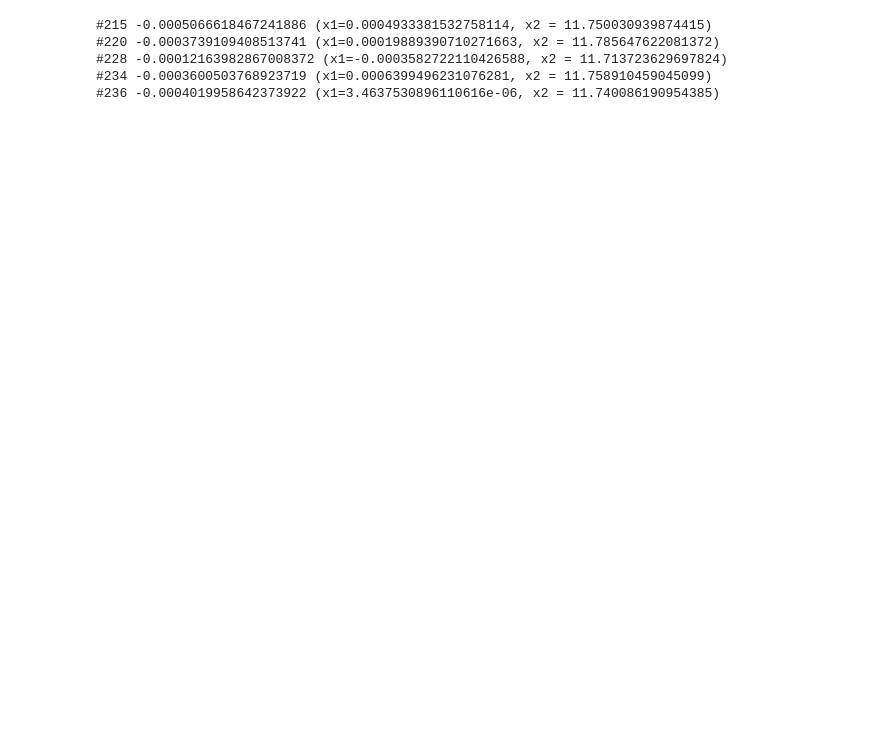
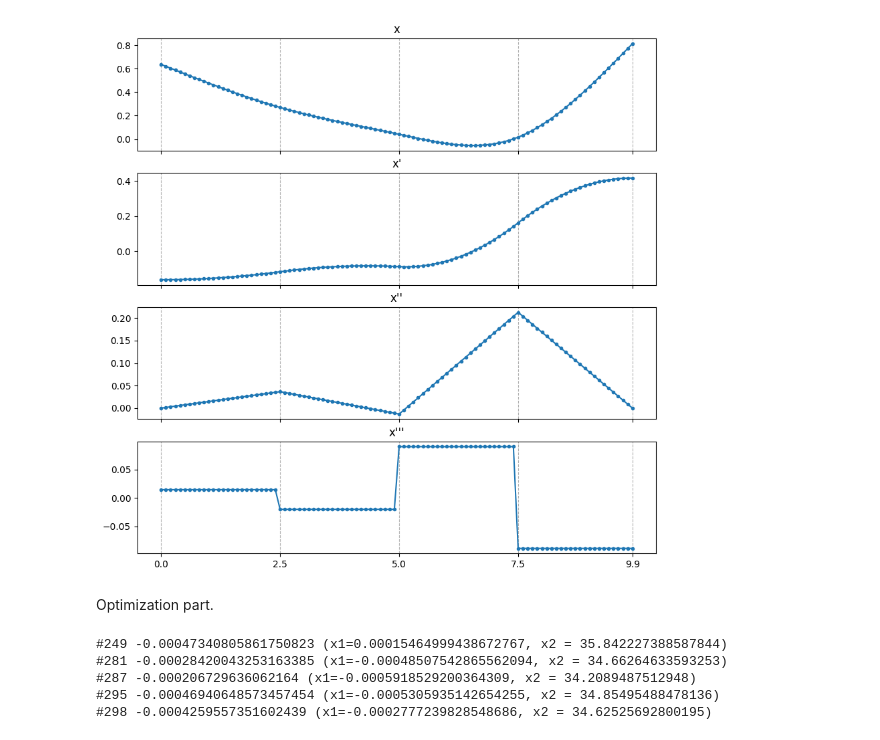
Before and after one commit to midoriao/optimization-for-exemplification, a Jupyter notebook: exemplify.ipynb, the cells around one changed output. Saved outputs shown, nothing was run; the diff lists cells and outputs as text; code cells hidden in the pictures; blank space fills up the shorter version.

```diff
--- a/exemplify.ipynb
+++ b/exemplify.ipynb
@@ -63,3 +84,41 @@ search_dim = len(control_points) * 2
+# %%
+# Signal generation
+
+def generate_diff_signals(
+    symbol: str,
+    control_points,
+    valuation,
+    times,
+    max_deriv_order=0
+):
+    if max_deriv_order < 0:
+        raise ValueError("max_deriv_order=#{max_deriv_order} given."
+                         "Derivative order shoud be a non-negative integer.")
+    elif max_deriv_order > 3:
+        raise ValueError("max_deriv_order=#{max_deriv_order} given."
+                         "Currently only n<=3 order of derivatives are supported.")
+
+    spline = scipy.interpolate.CubicSpline(
+        control_points,
+        valuation,
+        bc_type="natural",  # boundary condition. f''(0) == f''(T) == 0.
+    )
+    def nth_deriv(n):
+        return Signal(spline(times, n), times)
+    return {
+        (symbol + "'" * i): nth_deriv(i)
+        for i in range(max_deriv_order + 1)
+    }
+
+sample_trace = generate_diff_signals("x", control_points, np.random.default_rng(0).random(n_cp), sampling_points, max_deriv_order=3)
+
+plot_trace(sample_trace, sharey=False, show_markers=True, figsize=[10,10])
+
+for ax in plt.gcf().axes:  # Grid on control points
+    ax.set_xticks(control_points)
+    ax.grid(axis="x", linestyle="--")
+# %% [output]
+[figure, added]
 # %%
 # Spec definition
 
@@ -78,9 +150,16 @@ sim = (eq(Predicate("x"), 0) & eq(Predicate("y"), 45) &
+# %% [markdown]
+Optimization part.
 # %%
-import numpy as np
 from cmaes import CMA
 import time
 
-optimizer = CMA(mean=np.zeros(search_dim), sigma=1.3)
+search_dim = len(control_points) * 2  # Two signals are generated
+
+optimizer = CMA(
+    mean=np.zeros(search_dim),  # Initial mean
+    sigma=1.3,  # Initial standard deviation. sigma=1.3 is OK for most purposes.
+    bounds=None,  # Lower and upper boundaries can be specified
+    )
 
 history = []
 falsified_traces = []
@@ -88,13 +167,14 @@ generation = 0
 
 t1 = time.time()
 
-while len(falsified_traces) < 5:
+# Exemplification is minimization of "[[signal, ~sim]]"
+while optimizer.should_stop() or len(falsified_traces) < 5:  # Continue our search until 5 feasibles are found
     solutions = []
-    for _ in range(optimizer.population_size):
+    for _ in range(optimizer.population_size):  # Batch-evaluation
         x = optimizer.ask()
-        trace = generate_trace(control_points, x, time_series)
+        trace = generate_trace(control_points, x, sampling_points)
         value = compute_robustness(~sim, trace).at(0)
-        history.append(trace)
+        history.append((x, trace, value))
         if value < 0:
             falsified_traces.append(trace)
             print(f"#{generation} {value} (x1={x[0]}, x2 = {x[1]})")
@@ -105,11 +185,11 @@ while len(falsified_traces) < 5:
 
 elapsed = time.time() - t1
 # %% [output]
-#215 -0.0005066618467241886 (x1=0.0004933381532758114, x2 = 11.750030939874415)
-#220 -0.0003739109408513741 (x1=0.00019889390710271663, x2 = 11.785647622081372)
-#228 -0.00012163982867008372 (x1=-0.0003582722110426588, x2 = 11.713723629697824)
-#234 -0.0003600503768923719 (x1=0.0006399496231076281, x2 = 11.758910459045099)
-#236 -0.0004019958642373922 (x1=3.4637530896110616e-06, x2 = 11.740086190954385)
+#249 -0.00047340805861750823 (x1=0.00015464999438672767, x2 = 35.842227388587844)
+#281 -0.00028420043253163385 (x1=-0.00048507542865562094, x2 = 34.66264633593253)
+#287 -0.000206729636062164 (x1=-0.0005918529200364309, x2 = 34.2089487512948)
+#295 -0.00046940648573457454 (x1=-0.0005305935142654255, x2 = 34.85495488478136)
+#298 -0.0004259557351602439 (x1=-0.0002777239828548686, x2 = 34.62525692800195)
 # %%
 elapsed
 # %% [output]
```
Also changed, not shown: parts of 18 cells of this notebook, 1 other file.
